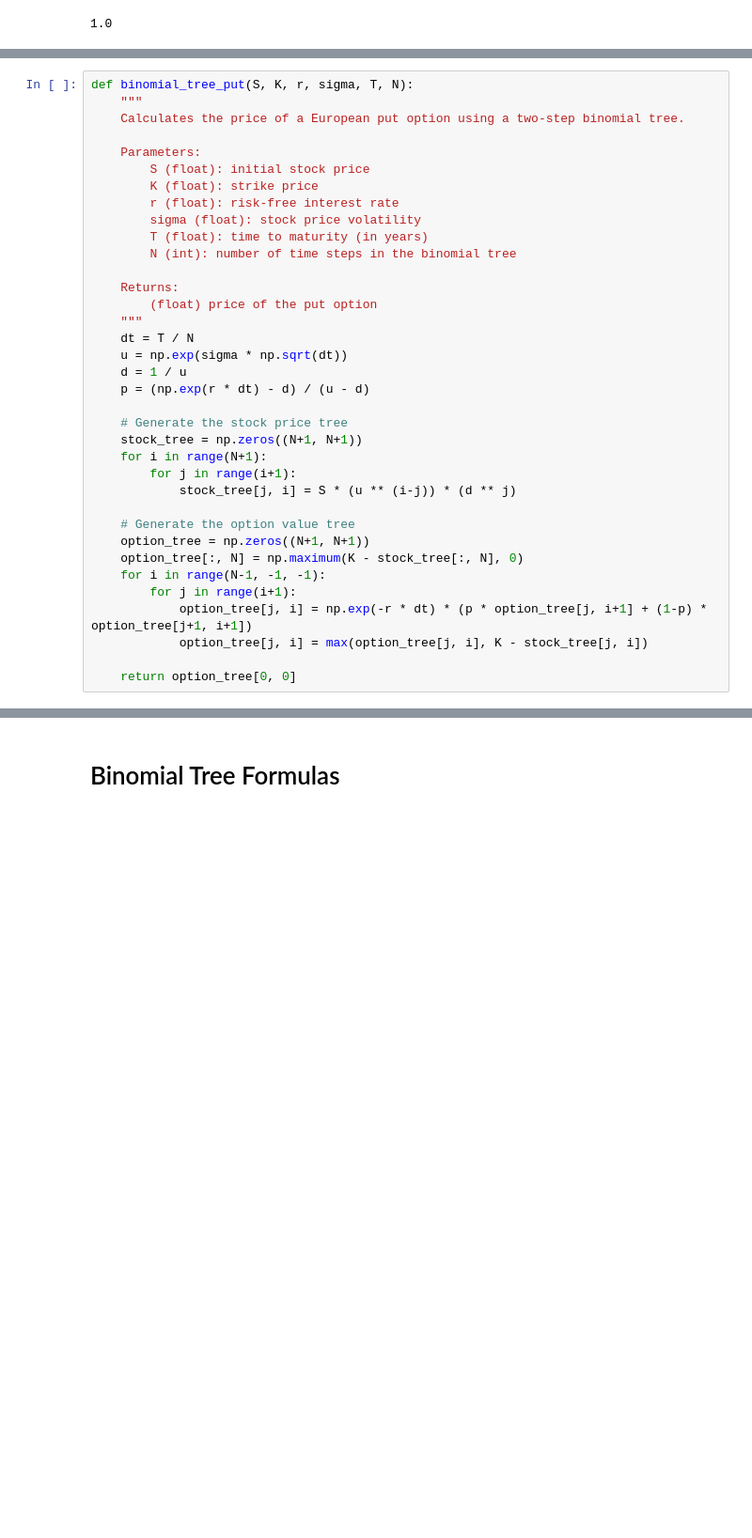
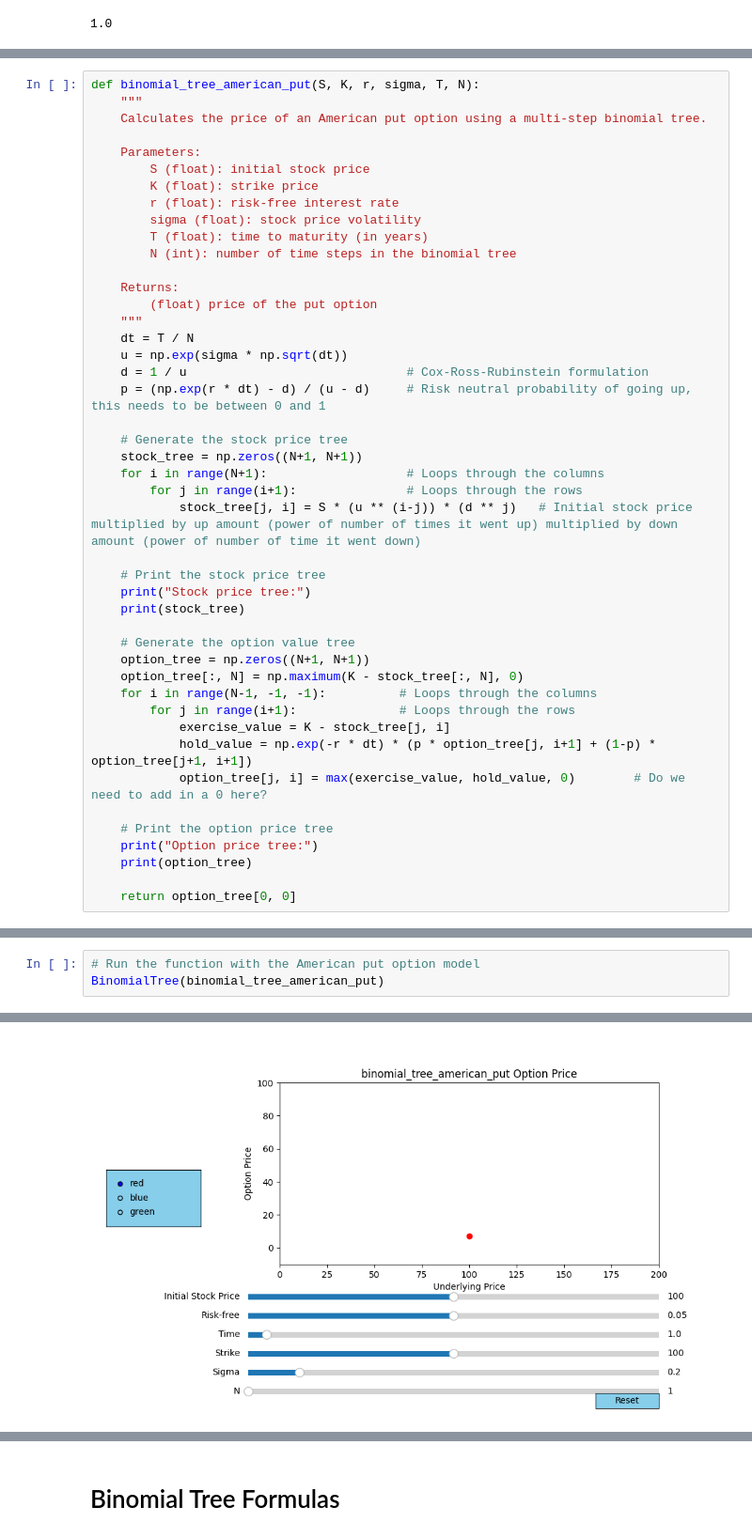
Before and after one commit to BennyAng48/QF620, a Jupyter notebook: Binomial_Tree_v1.ipynb, the cells around one changed output, grey strips where cells are left out. Shown at 94% size. Cells and saved outputs as stored; diff of their text form; blank space fills up the shorter version.

```diff
--- a/Binomial_Tree_v1.ipynb
+++ b/Binomial_Tree_v1.ipynb
@@ -98,7 +490,7 @@ np.exp(0)
 # %%
-def binomial_tree_put(S, K, r, sigma, T, N):
+def binomial_tree_american_put(S, K, r, sigma, T, N):
     """
-    Calculates the price of a European put option using a two-step binomial tree.
+    Calculates the price of an American put option using a multi-step binomial tree.
 
     Parameters:
         S (float): initial stock price
@@ -113,21 +505,30 @@ def binomial_tree_put(S, K, r, sigma, T, N):
     """
     dt = T / N
     u = np.exp(sigma * np.sqrt(dt))
-    d = 1 / u
-    p = (np.exp(r * dt) - d) / (u - d)
+    d = 1 / u                              # Cox-Ross-Rubinstein formulation
+    p = (np.exp(r * dt) - d) / (u - d)     # Risk neutral probability of going up, this needs to be between 0 and 1
 
     # Generate the stock price tree
     stock_tree = np.zeros((N+1, N+1))
-    for i in range(N+1):
-        for j in range(i+1):
-            stock_tree[j, i] = S * (u ** (i-j)) * (d ** j)
+    for i in range(N+1):                   # Loops through the columns
+        for j in range(i+1):               # Loops through the rows
+            stock_tree[j, i] = S * (u ** (i-j)) * (d ** j)   # Initial stock price multiplied by up amount (power of number of times it went up) multiplied by down amount (power of number of time it went down)
+
+    # Print the stock price tree
+    print("Stock price tree:")
+    print(stock_tree)
 
     # Generate the option value tree
     option_tree = np.zeros((N+1, N+1))
     option_tree[:, N] = np.maximum(K - stock_tree[:, N], 0)
-    for i in range(N-1, -1, -1):
-        for j in range(i+1):
-            option_tree[j, i] = np.exp(-r * dt) * (p * option_tree[j, i+1] + (1-p) * option_tree[j+1, i+1])
-            option_tree[j, i] = max(option_tree[j, i], K - stock_tree[j, i])
+    for i in range(N-1, -1, -1):          # Loops through the columns
+        for j in range(i+1):              # Loops through the rows
+            exercise_value = K - stock_tree[j, i]
+            hold_value = np.exp(-r * dt) * (p * option_tree[j, i+1] + (1-p) * option_tree[j+1, i+1])
+            option_tree[j, i] = max(exercise_value, hold_value, 0)        # Do we need to add in a 0 here?
+
+    # Print the option price tree
+    print("Option price tree:")
+    print(option_tree)
 
     return option_tree[0, 0]
@@ -146,0 +614,4 @@ Put price: 12.71596944905797
+# %%
+# Run the function with the American put option model
+BinomialTree(binomial_tree_american_put)
+# %% [output]
@@ -146,0 +624 @@ Put price: 12.71596944905797
+[figure, added]
```
Also changed, not shown: parts of 45 cells of this notebook.
